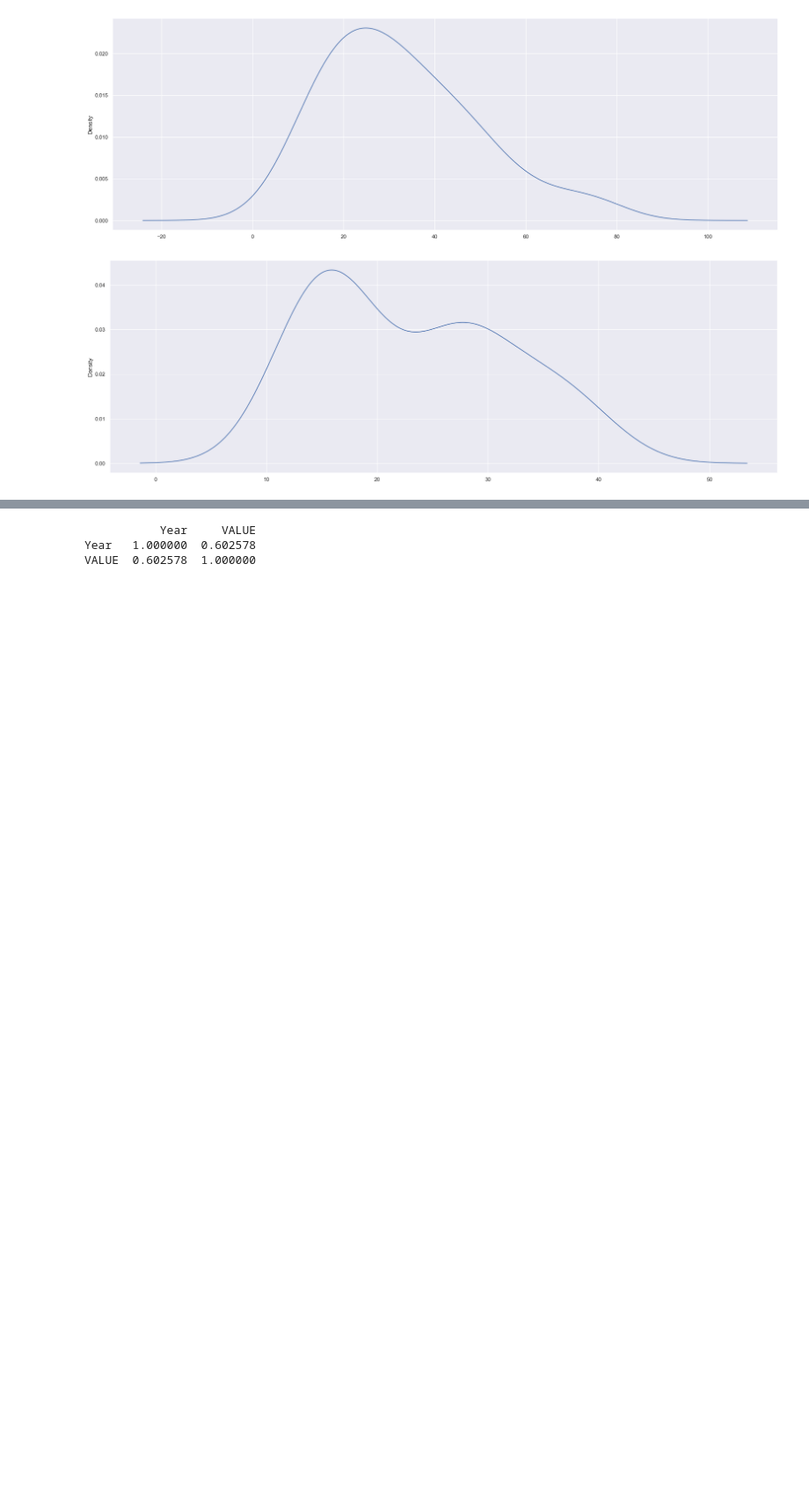
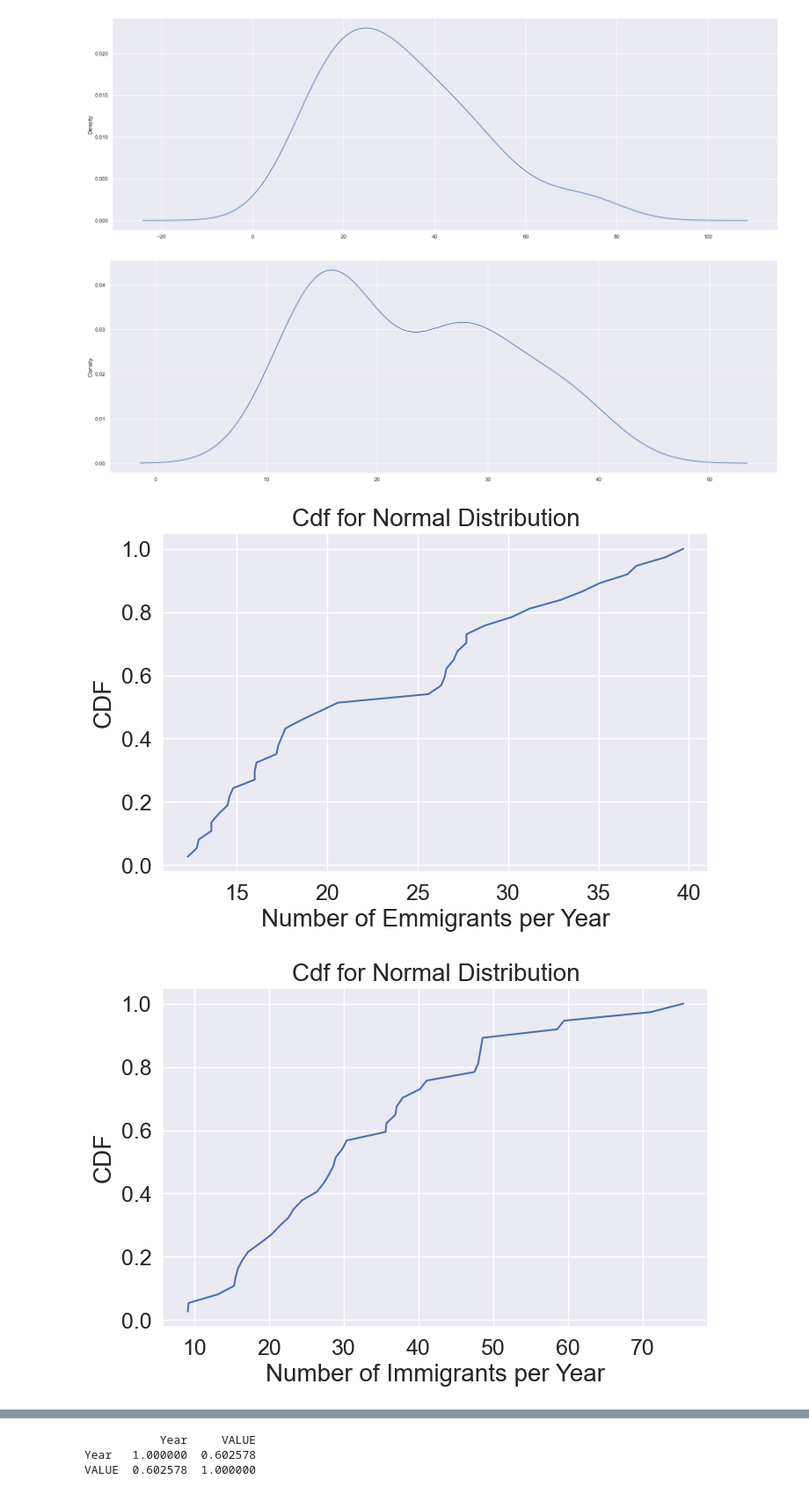
Before and after one commit to RubenCharleston/CA1-Migration-in-Ireland, a Jupyter notebook: Untitled.ipynb, the cells around one changed output, grey strips where cells are left out. Shown at 88% size. Saved outputs shown, nothing was run; the diff lists cells and outputs as text; code cells hidden in the pictures; blank space fills up the shorter version.

```diff
--- a/Untitled.ipynb
+++ b/Untitled.ipynb
@@ -610,3 +642,18 @@ ax = dfFemale1[dfFemale1['In or Out']=='Im'].VALUE.plot.kde()
 ax = dfFemale1[dfFemale1['In or Out']=='Em'].VALUE.plot.kde()
 # %% [output]
 [figure]
+# %%
+fig, ax = plt.subplots(figsize=(8,5))
+femalem = Cdf.from_seq(dfFemale1[dfFemale1['In or Out']=='Em'].VALUE)
+femalem.plot()
+# label the axis
+label_graph(18 , 'Number of Emmigrants per Year' , 'CDF' ,'Cdf for Normal Distribution' , 20 )
+
+fig, ax = plt.subplots(figsize=(8,5))
+femalem = Cdf.from_seq(dfFemale1[dfFemale1['In or Out']=='Im'].VALUE)
+femalem.plot()
+# label the axis
+label_graph(18 , 'Number of Immigrants per Year' , 'CDF' ,'Cdf for Normal Distribution' , 20 )
+# %% [output]
+[figure, added]
+[figure, added]
```
Also changed, not shown: parts of 58 cells of this notebook.
